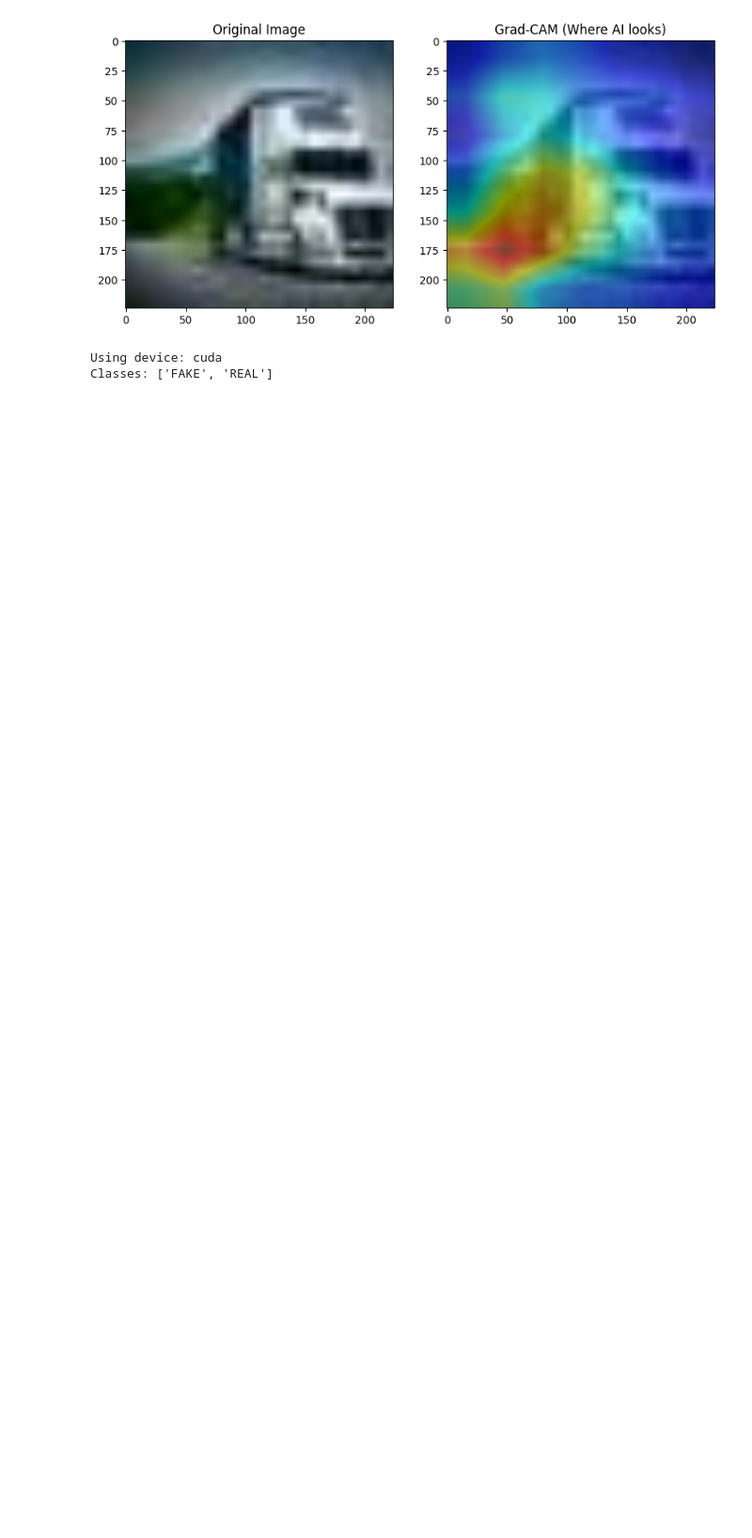
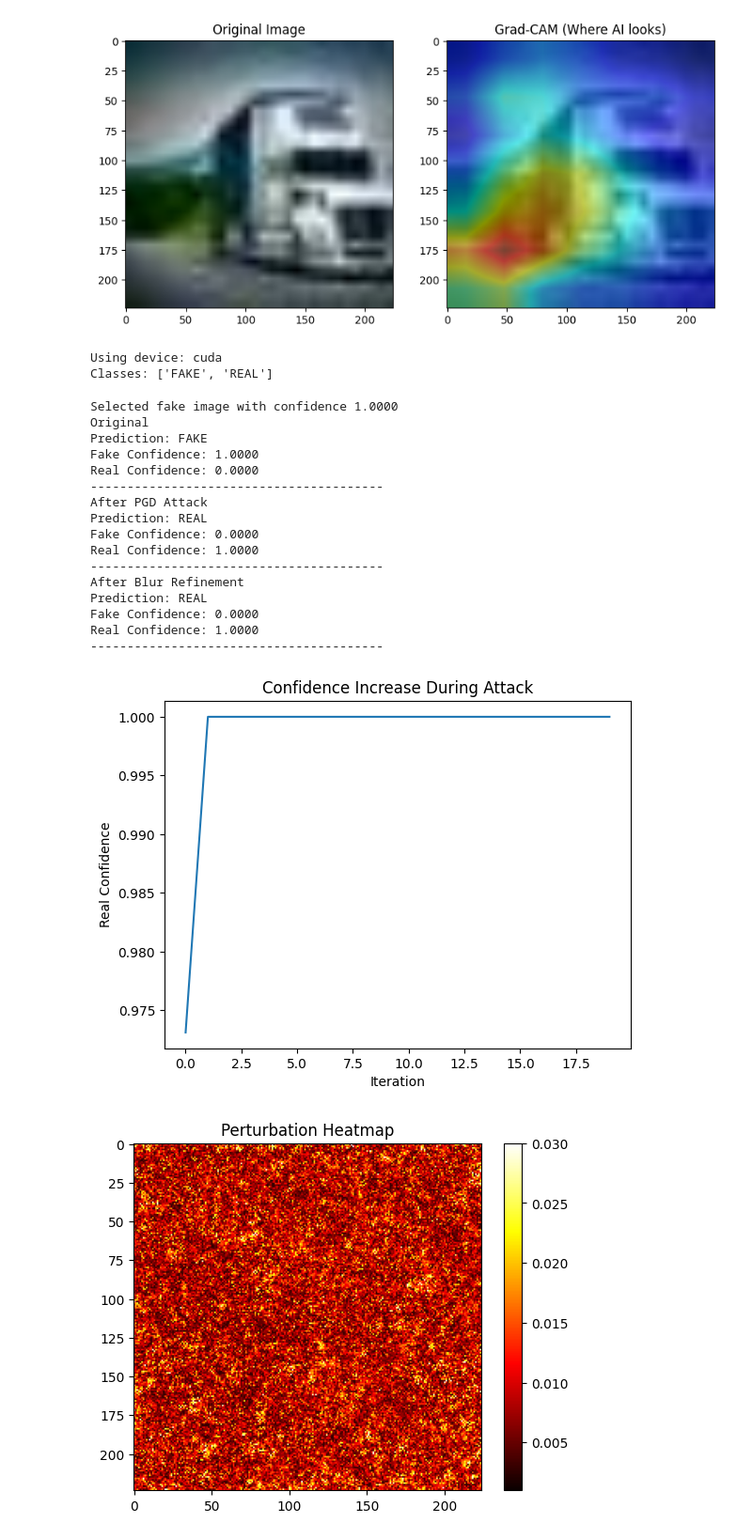
Before and after one commit to Vismayavinodk/SynthShield-AI, a Jupyter notebook: notebooks/SynthShield.ipynb, the cells around one changed output. Shown at 94% size. Drawn from its saved outputs; the diff is of its cells as text; code cells hidden in the pictures; blank space fills up the shorter version.

```diff
--- a/notebooks/SynthShield.ipynb
+++ b/notebooks/SynthShield.ipynb
@@ -459,3 +459,52 @@ def show_difference(original, adversarial):
     plt.title("Perturbation Heatmap")
     plt.colorbar()
     plt.show()
+# %%
+#Select Image
+image = get_confident_fake_image(model, test_dataset, threshold=0.90)
+
+#Evaluate Original
+evaluate(model, image, "Original")
+
+#Targeted Attack
+target_label = torch.tensor([REAL_LABEL]).to(device)
+
+adv_img, confidence_log = targeted_pgd_attack(
+    model,
+    image,
+    target_label,
+    epsilon=0.03,
+    alpha=0.003,
+    steps=20
+)
+
+evaluate(model, adv_img, "After PGD Attack")
+
+#Optional Blur
+adv_blur = subtle_blur(adv_img)
+evaluate(model, adv_blur, "After Blur Refinement")
+
+#Plot Confidence Growth
+plot_confidence(confidence_log)
+
+#Show Perturbation Map
+show_difference(image, adv_img)
+# %% [output]
+Selected fake image with confidence 1.0000
+Original
+Prediction: FAKE
+Fake Confidence: 1.0000
+Real Confidence: 0.0000
+----------------------------------------
+After PGD Attack
+Prediction: REAL
+Fake Confidence: 0.0000
+Real Confidence: 1.0000
+----------------------------------------
+After Blur Refinement
+Prediction: REAL
+Fake Confidence: 0.0000
+Real Confidence: 1.0000
+----------------------------------------
+[figure, added]
+[figure, added]
```
